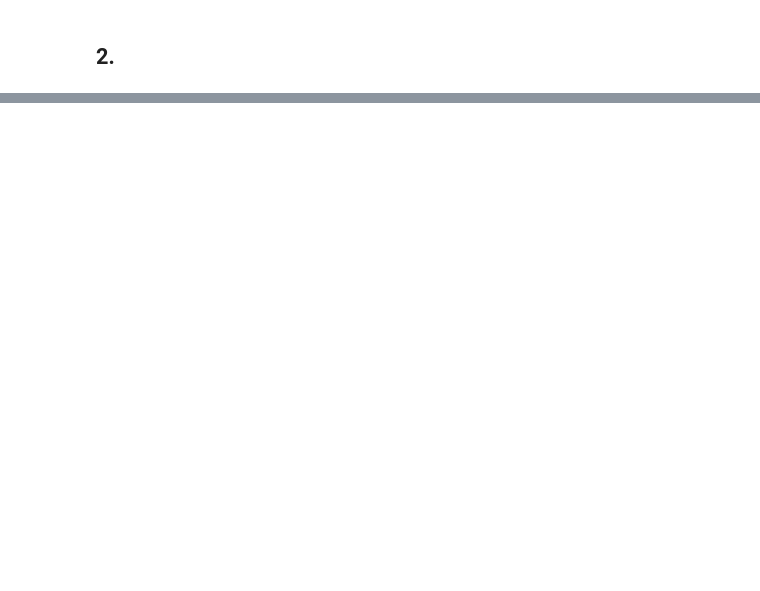
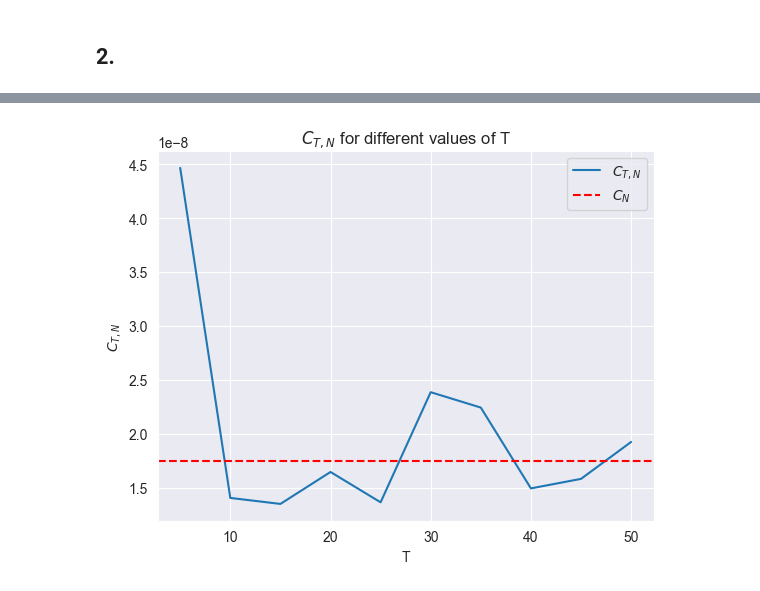
Before and after one commit to mohammed-yassinehabibi/Inverse-Problem, a Jupyter notebook: Project.ipynb, the cells around one changed output, grey strips where cells are left out. Cells and saved outputs as stored; diff of their text form; code cells hidden in the pictures; blank space fills up the shorter version.

```diff
--- a/Project.ipynb
+++ b/Project.ipynb
@@ -72,0 +129,21 @@ plt.show()
+# %%
+c0, tau = 1, 0
+# %%
+from tqdm import tqdm
+
+def C_T_N(tau, x_1, x_2, y, c0=1, T=10, dt=0.1):
+    x_2_minus_y = np.linalg.norm(x_2-y, axis=1) # Shape (N,)
+    x_1_minus_y = np.linalg.norm(x_1-y, axis=1) # Shape (N,)
+    t_max = T - min(np.min(x_1_minus_y) / c0, np.min(x_2_minus_y) / c0) + max(0,tau)
+    t_min = -max(np.max(x_1_minus_y) / c0, np.max(x_2_minus_y) / c0) + min(0,tau)
+    t_k = np.arange(0, T, dt)  # Shape (T,)
+    t_interp = np.arange(t_min, t_max, dt)  # Shape (T,)
+    Nt = len(t_k)
+    Corr_t_k = np.zeros((Nt))
+    n_s_tk = generate_gaussian_processes(N, t_interp, F) # Shape (N, T)
+    factor_matrix = 1 / np.outer(x_1_minus_y, x_2_minus_y) # Shape (N, N)
+    delayed_n_s = np.array([np.interp(t_k - x_1_minus_y[s] / c0, t_interp, n_s_tk[s]) for s in range(N)]) # Shape (N, T)
+    delayed_n_s_p = np.array([np.interp(t_k + tau - x_2_minus_y[s_p] / c0, t_interp, n_s_tk[s_p]) for s_p in range(N)]) # Shape (N, T)
+    for t in tqdm(range(Nt)):
+        Corr_t_k[t] = np.sum(factor_matrix * np.outer(delayed_n_s[:,t],delayed_n_s_p[:,t]))
+    return np.sum(Corr_t_k) / (16 * N * np.pi**2 * Nt)
@@ -72,0 +155,19 @@ plt.show()
+# %%
+C_N = C_N(-50, X_1[1], X_1[0], y)
+# %%
+T_values = [5, 10, 15, 20, 25, 30, 35, 40, 45, 50]
+C_T_N_results = []
+
+for T in T_values:
+    C_T_N_result = C_T_N(-50, X_1[1], X_1[0], y, T=T, dt=0.1)
+    C_T_N_results.append(C_T_N_result)
+
+plt.plot(T_values, C_T_N_results,  label='$C_{T,N}$')
+plt.axhline(y=C_N, color='r', linestyle='--', label='$C_N$')
+plt.legend()
+plt.xlabel('T')
+plt.ylabel('$C_{T,N}$')
+plt.title('$C_{T,N}$ for different values of T')
+plt.show()
+# %% [output]
+[figure, added]
```
Also changed, not shown: parts of 9 cells of this notebook.
